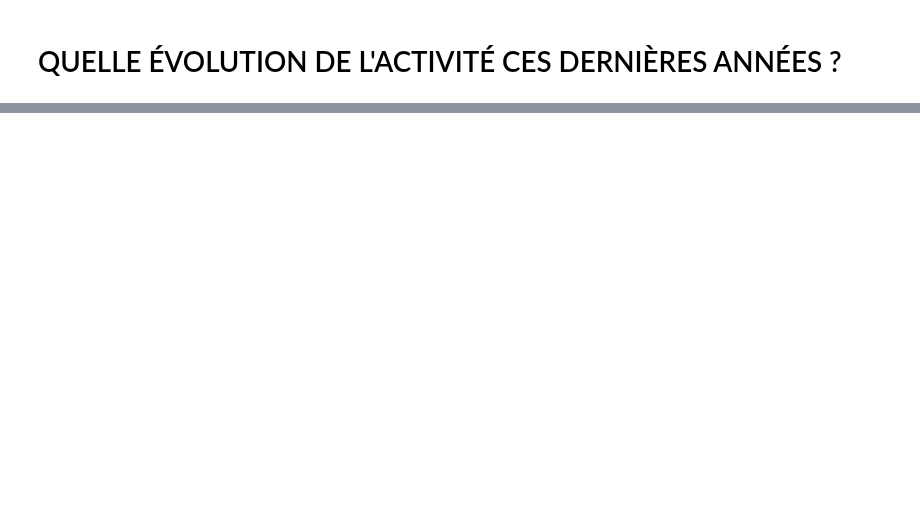
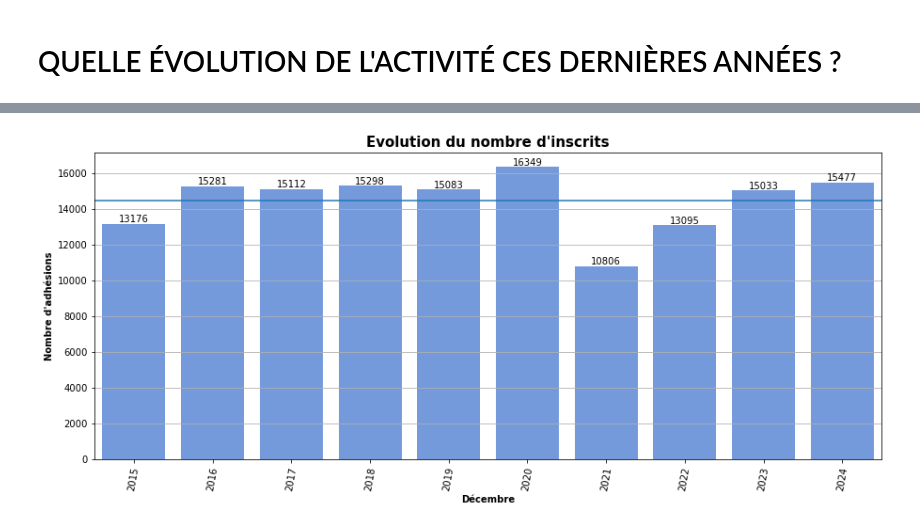
Before and after one commit to medrbx/kibini2, a Jupyter notebook: kibini/notebook_kibini2_lgp_syntheses_pluriannuelles.ipynb, the cells around one changed output, grey strips where cells are left out. Saved outputs shown, nothing was run; the diff lists cells and outputs as text; code cells hidden in the pictures; blank space fills up the shorter version.

```diff
--- a/kibini/notebook_kibini2_lgp_syntheses_pluriannuelles.ipynb
+++ b/kibini/notebook_kibini2_lgp_syntheses_pluriannuelles.ipynb
@@ -21,3 +21,8 @@ Dernière mise à jour le 05-04-2024 à 16h02 et 01secondes
 # %%
 db_conn = DbConn().create_engine()
+# %%
+query_inscrits = """SELECT YEAR(date_extraction) AS "Décembre",COUNT(*) AS 'Nb adhérents inscrits'
+FROM statdb.stat_adherents sa
+WHERE MONTH(date_extraction) = '12'
+GROUP BY YEAR(date_extraction)"""
 # %%
@@ -61,3 +73,17 @@ bnr = pd.read_excel('../stats_bnr_synthese.xlsx')
+# %%
+ax = sns.barplot(data=inscrits,
+                 x='Décembre',
+                 y="Nb adhérents inscrits",
+                 color='cornflowerblue'
+                )
+ax.set_title("Evolution du nombre d'inscrits")
+ax.set_ylabel("Nombre d'adhésions")
+ax.tick_params(axis='x',rotation=80,bottom=True)
+ax.axhline(y=int(inscrits['Nb adhérents inscrits'].mean()))
+for i in ax.containers:
+    ax.bar_label(i,)
+# %% [output]
+[figure, added]
 # %%
 ax = sns.barplot(data=entrees,
                  x='année',
```
Also changed, not shown: parts of 13 cells of this notebook.
